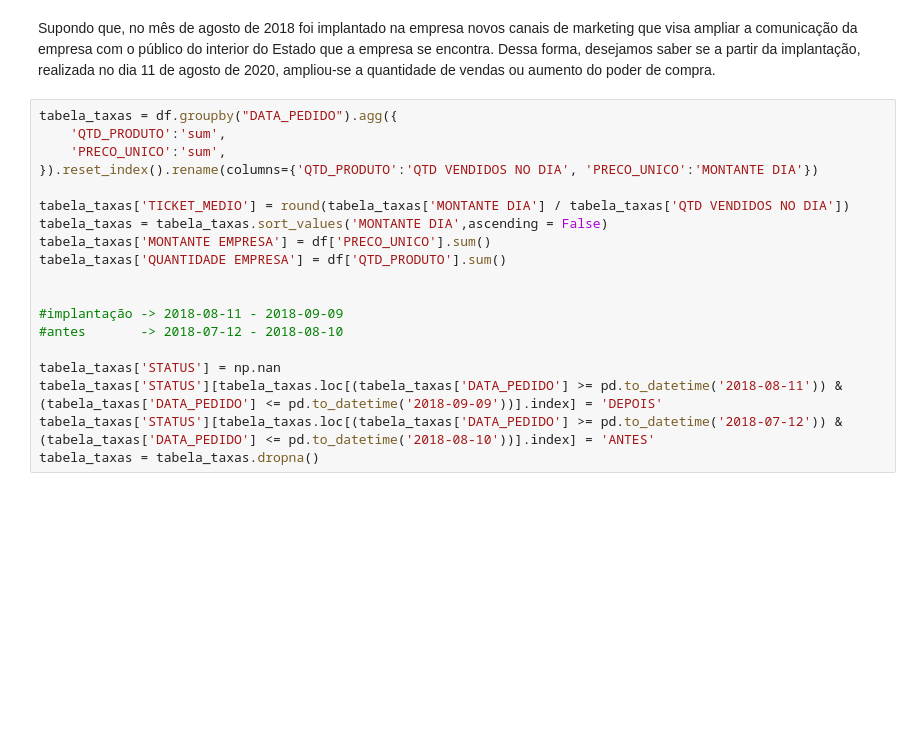
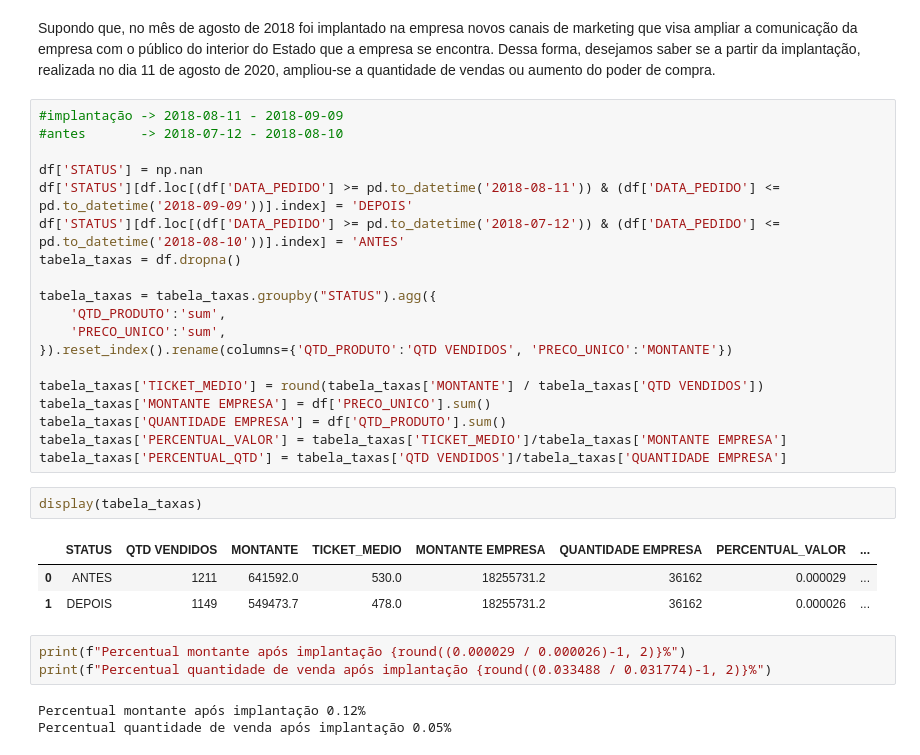
Before and after one commit to wander-asb/Vendas-varejo, a Jupyter notebook: Sales.ipynb, the cells around one changed output. Saved outputs shown, nothing was run; the diff lists cells and outputs as text; blank space fills up the shorter version.

```diff
--- a/Sales.ipynb
+++ b/Sales.ipynb
@@ -191,21 +191,33 @@ plt.show();
 # %% [markdown]
 Supondo que, no mês de agosto de 2018 foi implantado na empresa novos canais de marketing que visa ampliar a comunicação da empresa com o público do interior do Estado que a empresa se encontra. Dessa forma, desejamos saber se a partir da implantação, realizada no dia 11 de agosto de 2020, ampliou-se a quantidade de vendas ou aumento do poder de compra.
 # %%
-tabela_taxas = df.groupby("DATA_PEDIDO").agg({
-    'QTD_PRODUTO':'sum',
-    'PRECO_UNICO':'sum',
-}).reset_index().rename(columns={'QTD_PRODUTO':'QTD VENDIDOS NO DIA', 'PRECO_UNICO':'MONTANTE DIA'})
-
-tabela_taxas['TICKET_MEDIO'] = round(tabela_taxas['MONTANTE DIA'] / tabela_taxas['QTD VENDIDOS NO DIA'])
-tabela_taxas = tabela_taxas.sort_values('MONTANTE DIA',ascending = False)
-tabela_taxas['MONTANTE EMPRESA'] = df['PRECO_UNICO'].sum()
-tabela_taxas['QUANTIDADE EMPRESA'] = df['QTD_PRODUTO'].sum()
-
-
 #implantação -> 2018-08-11 - 2018-09-09
 #antes       -> 2018-07-12 - 2018-08-10
 
-tabela_taxas['STATUS'] = np.nan
-tabela_taxas['STATUS'][tabela_taxas.loc[(tabela_taxas['DATA_PEDIDO'] >= pd.to_datetime('2018-08-11')) & (tabela_taxas['DATA_PEDIDO'] <= pd.to_datetime('2018-09-09'))].index] = 'DEPOIS'
-tabela_taxas['STATUS'][tabela_taxas.loc[(tabela_taxas['DATA_PEDIDO'] >= pd.to_datetime('2018-07-12')) & (tabela_taxas['DATA_PEDIDO'] <= pd.to_datetime('2018-08-10'))].index] = 'ANTES'
-tabela_taxas = tabela_taxas.dropna()
+df['STATUS'] = np.nan
+df['STATUS'][df.loc[(df['DATA_PEDIDO'] >= pd.to_datetime('2018-08-11')) & (df['DATA_PEDIDO'] <= pd.to_datetime('2018-09-09'))].index] = 'DEPOIS'
+df['STATUS'][df.loc[(df['DATA_PEDIDO'] >= pd.to_datetime('2018-07-12')) & (df['DATA_PEDIDO'] <= pd.to_datetime('2018-08-10'))].index] = 'ANTES'
+tabela_taxas = df.dropna()
+
+tabela_taxas = tabela_taxas.groupby("STATUS").agg({
+    'QTD_PRODUTO':'sum',
+    'PRECO_UNICO':'sum',
+}).reset_index().rename(columns={'QTD_PRODUTO':'QTD VENDIDOS', 'PRECO_UNICO':'MONTANTE'})
+
+tabela_taxas['TICKET_MEDIO'] = round(tabela_taxas['MONTANTE'] / tabela_taxas['QTD VENDIDOS'])
+tabela_taxas['MONTANTE EMPRESA'] = df['PRECO_UNICO'].sum()
+tabela_taxas['QUANTIDADE EMPRESA'] = df['QTD_PRODUTO'].sum()
+tabela_taxas['PERCENTUAL_VALOR'] = tabela_taxas['TICKET_MEDIO']/tabela_taxas['MONTANTE EMPRESA']
+tabela_taxas['PERCENTUAL_QTD'] = tabela_taxas['QTD VENDIDOS']/tabela_taxas['QUANTIDADE EMPRESA']
+# %%
+display(tabela_taxas)
+# %% [output]
+|  | STATUS | QTD VENDIDOS | MONTANTE | TICKET_MEDIO | MONTANTE EMPRESA | QUANTIDADE EMPRESA | PERCENTUAL_VALOR | ... |
+| 0 | ANTES | 1211 | 641592.0 | 530.0 | 18255731.2 | 36162 | 0.000029 | ... |
+| 1 | DEPOIS | 1149 | 549473.7 | 478.0 | 18255731.2 | 36162 | 0.000026 | ... |
+# %%
+print(f"Percentual montante após implantação {round((0.000029 / 0.000026)-1, 2)}%")
+print(f"Percentual quantidade de venda após implantação {round((0.033488 / 0.031774)-1, 2)}%")
+# %% [output]
+Percentual montante após implantação 0.12%
+Percentual quantidade de venda após implantação 0.05%
```
